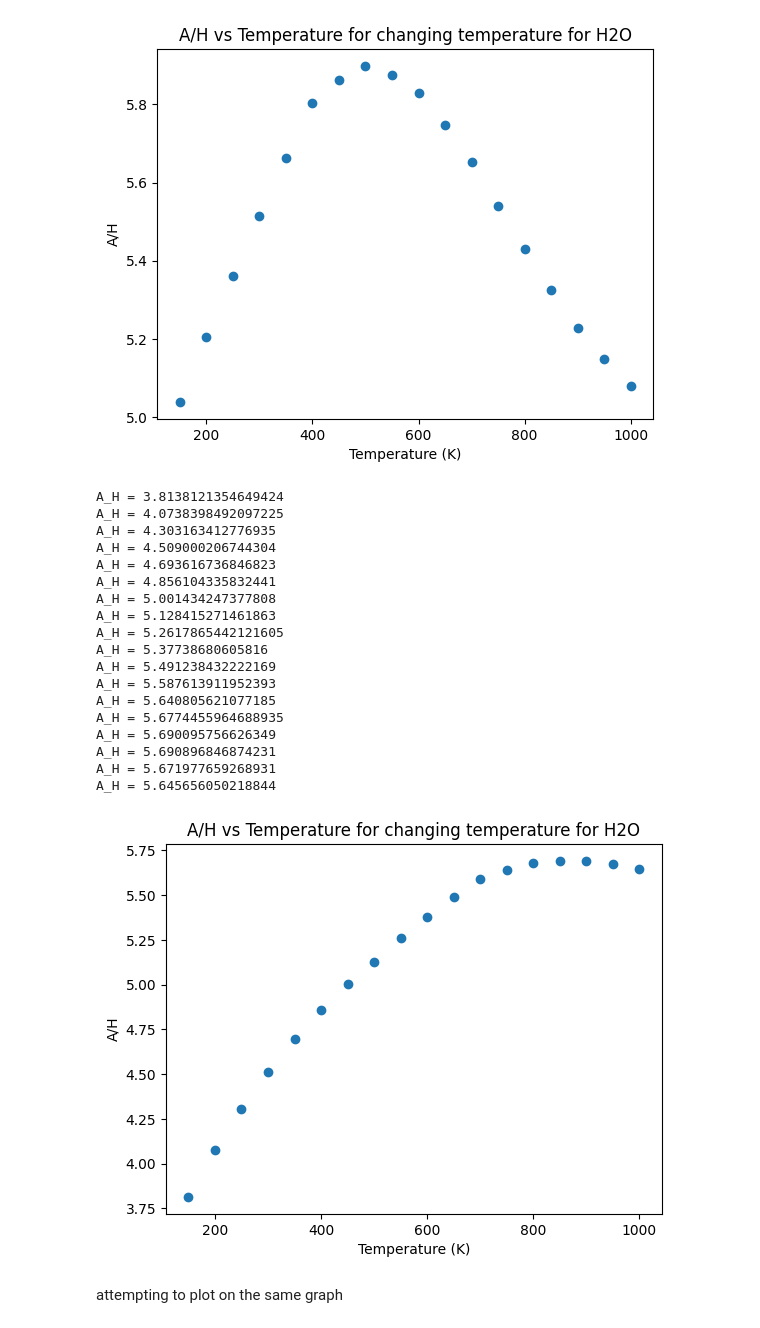
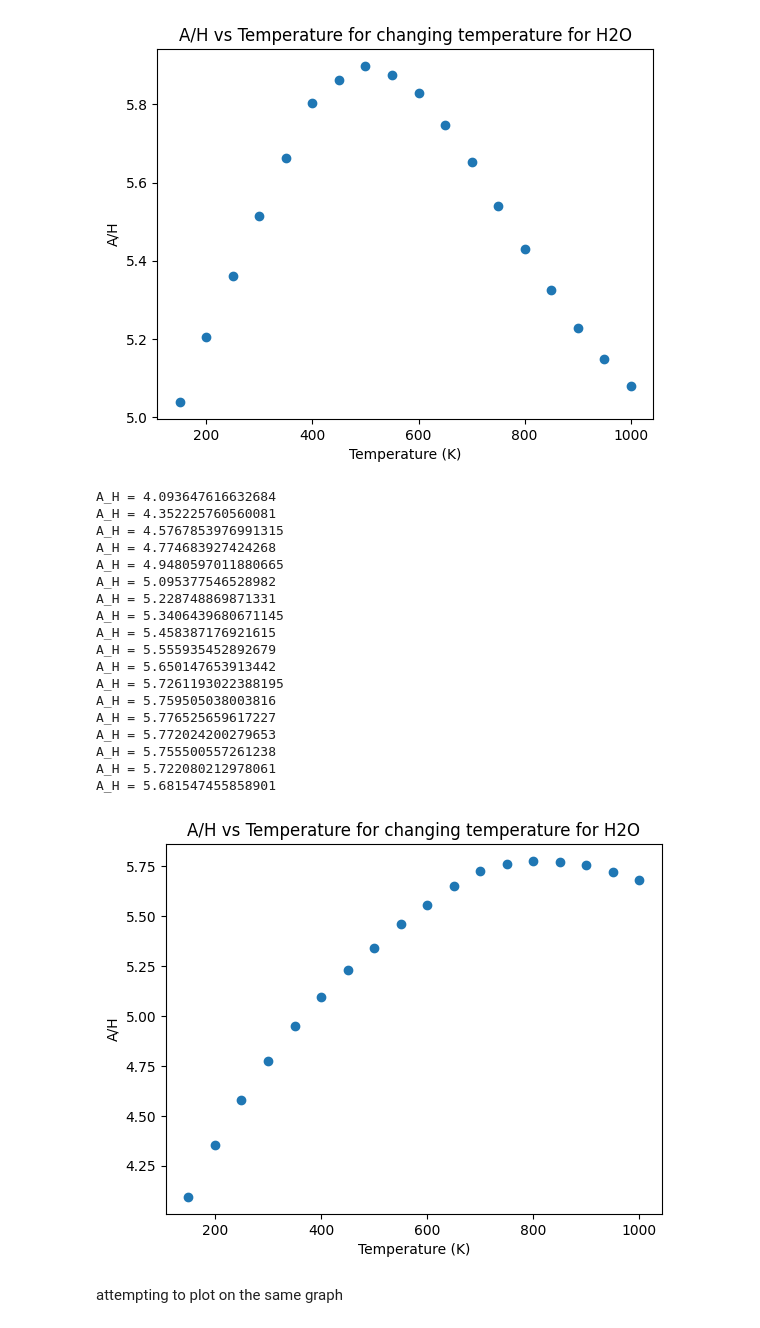
Before and after one commit to JackDavidMaher/Group-Studies---Exoplanets, a Jupyter notebook: Notebooks/Evelyn2.ipynb, the cells around one changed output. Cells and saved outputs as stored; diff of their text form; code cells hidden in the pictures.

```diff
--- a/Notebooks/Evelyn2.ipynb
+++ b/Notebooks/Evelyn2.ipynb
@@ -1138,10 +1140,10 @@ while rowCount < len(planetaryParameters):
 
 	# First, set up a dictionary which will contain all the log mixing ratios, and input the abundances of all molecules except H2 and He
 	logX = dict()
-	logX['h2o'] = -1.5
-	logX['ch4'] = -5.74
-	logX['co'] = -7.0
-	logX['co2'] = -3.38
+	logX['h2o'] = -1.30
+	logX['ch4'] = -5.71
+	logX['co'] = -7.05
+	logX['co2'] = -3.37
 
 	## We'll also need to know the mean molecular weights of each molecule (here in units of amu) ##
 	mmw = dict()
@@ -1324,52 +1326,52 @@ while rowCount < len(planetaryParameters):
 
 	# The "Error" is the standard deviation of the points in the peak region
 	# This represents the local variation/noise in your model
 	peak_scatter_error_ppm = np.std(peak_region_depths) * 1e6
 
 
 	# print(f"--- {PName} ---")
 	# print(f"Feature Height: {feature_height_ppm:.2f} ppm")
 	# print(peak_x_value)
 
 	mu = mu/sc.u # convert back from kg to amu for scale height calculation
 	#print(f"The mean molecular weight is: {mu}")
 	scale_height = (sc.k * Tp) / (mu * gp * sc.m_p)
 	scale_height_array.append(scale_height)
 
 	A_H = feature_height_ratio * (Rs ** 2) / (2*scale_height*Rp)
 	A_H_Array.append(A_H)
 	print('A_H =', A_H)
 
 	rowCount += 1
 
 plt.scatter(temp_values, A_H_Array, marker='o')
 plt.xlabel('Temperature (K)')
 plt.ylabel('A/H')
 plt.title('A/H vs Temperature for changing temperature for H2O')
 plt.show()
 
 A_H_earth = A_H_Array.copy()
 temp_earth = temp_values.copy()
 # %% [output]
-A_H = 3.8138121354649424
-A_H = 4.0738398492097225
-A_H = 4.303163412776935
-A_H = 4.509000206744304
-A_H = 4.693616736846823
-A_H = 4.856104335832441
-A_H = 5.001434247377808
-A_H = 5.128415271461863
-A_H = 5.2617865442121605
-A_H = 5.37738680605816
-A_H = 5.491238432222169
-A_H = 5.587613911952393
-A_H = 5.640805621077185
-A_H = 5.6774455964688935
-A_H = 5.690095756626349
-A_H = 5.690896846874231
-A_H = 5.671977659268931
-A_H = 5.645656050218844
+A_H = 4.093647616632684
+A_H = 4.352225760560081
+A_H = 4.5767853976991315
+A_H = 4.774683927424268
+A_H = 4.9480597011880665
+A_H = 5.095377546528982
+A_H = 5.228748869871331
+A_H = 5.3406439680671145
+A_H = 5.458387176921615
+A_H = 5.555935452892679
+A_H = 5.650147653913442
+A_H = 5.7261193022388195
+A_H = 5.759505038003816
+A_H = 5.776525659617227
+A_H = 5.772024200279653
+A_H = 5.755500557261238
+A_H = 5.722080212978061
+A_H = 5.681547455858901
-[figure, old version]
+[figure, new version]
 # %% [markdown]
 attempting to plot on the same graph
 # %%
```
Also changed, not shown: parts of 3 cells of this notebook, 2 other files.
